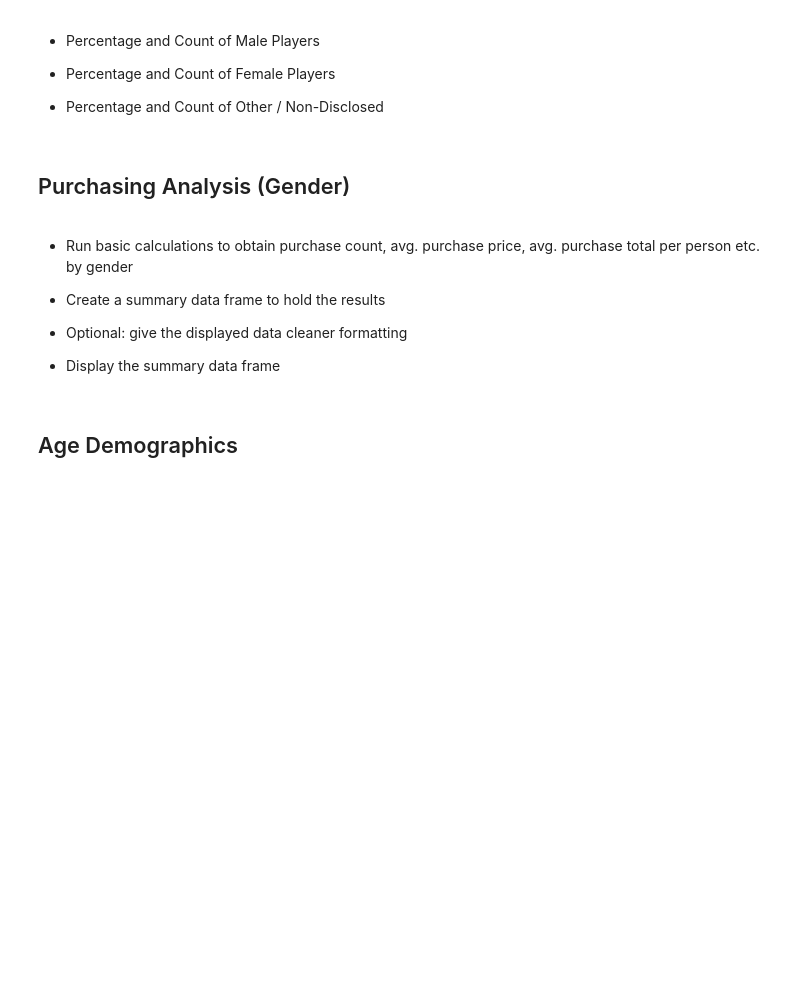
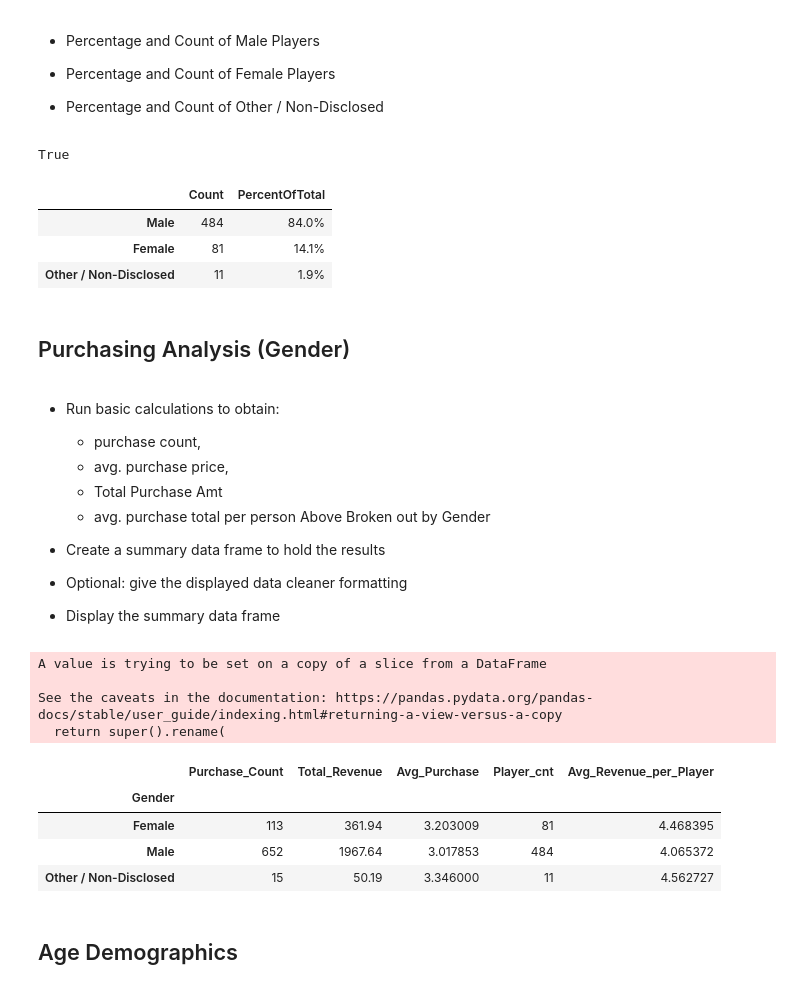
Before and after one commit to d4t4Guy/Pandas-Challenge, a Jupyter notebook: HeroesOfPymoli/Pymoli_APS.ipynb, the cells around one changed output. Saved outputs shown, nothing was run; the diff lists cells and outputs as text; code cells hidden in the pictures; blank space fills up the shorter version.

```diff
--- a/HeroesOfPymoli/Pymoli_APS.ipynb
+++ b/HeroesOfPymoli/Pymoli_APS.ipynb
@@ -83,11 +103,46 @@ ans
 
 
 * Percentage and Count of Other / Non-Disclosed
+# %%
+#purchase_data.csv is at the purchase level, and one player (Identified by SN column) may have multiple purchases.
+#strategy:
+#ASSUMPTION: each SN has exactly one distinct Gender value.
+    # 1. create new dataframe with only SN and Gender columns.
+    # 2. Group by SN and return min of Gender.
+
+
+dfSNGender = purchase_data[['SN','Gender']].copy()
+dfSNG2 = dfSNGender.groupby('SN').max()
+len(dfSNG2) == totalPlayer_cnt #if True then the above ASSUMPTION is valid.
+                                #Not sure how to implement flow control such that error is raised when this is False.
+# %% [output]
+True
+# %%
+#technique from: https://blog.softhints.com/pandas-count-percentage-value-column/
+#verified via: https://pandas.pydata.org/pandas-docs/stable/reference/api/pandas.Series.value_counts.html
+    #both pages retrieved 2021-01-16
+
+s = dfSNG2.Gender
+counts = s.value_counts()
+percentage = s.value_counts(normalize=True).mul(100).round(1).astype(str) + '%'
+
+dfGender = pd.DataFrame({'Count':counts, 'PercentOfTotal':percentage})
+dfGender
+# %% [output]
+|  | Count | PercentOfTotal |
+| Male | 484 | 84.0% |
+| Female | 81 | 14.1% |
+| Other / Non-Disclosed | 11 | 1.9% |
 # %% [markdown]
 
 ## Purchasing Analysis (Gender)
 # %% [markdown]
-* Run basic calculations to obtain purchase count, avg. purchase price, avg. purchase total per person etc. by gender
+* Run basic calculations to obtain:
+    * purchase count,
+    * avg. purchase price,
+    * Total Purchase Amt
+    * avg. purchase total per person
+           Above Broken out by Gender
 
 
 
@@ -99,6 +154,44 @@ ans
 
 
 * Display the summary data frame
+# %%
+#Will Need only Gender, Price columns
+dfPurchaseByGender = purchase_data[['Gender','SN','Price']].copy()
+#ex: df.groupby(['team', 'position']).agg({'assists': ['mean']}).reset_index()
+
+#Strategy:
+    #Get purchase count as count of SN; avg purchase as mean of price; total purchase amt as sum of price
+group = dfPurchaseByGender.groupby(['Gender'])
+dfByGender = group.agg({'SN':['count'],'Price':['sum','mean']})
+
+    #Append counts series from above step
+dfAppended = dfByGender.join(dfGender)
+dfAppended.columns
+
+#drop unneccesary pct of total column
+columns_to_keep = [('SN', 'count'), ('Price', 'sum'), ('Price', 'mean'), 'Count']
+
+dfDropped = dfAppended[columns_to_keep]
+
+    #rename columns to make them more meaningful
+dfDropped.rename(columns = {('SN', 'count'):"Purchase_Count",
+                            ('Price', 'sum'):'Total_Revenue',
+                            ('Price', 'mean'):'Avg_Purchase',
+                            'Count':'Player_cnt'
+                           }, inplace=True)
+    #Calculate Average Price per person
+dfDropped['Avg_Revenue_per_Player'] = dfDropped.Total_Revenue/dfDropped.Player_cnt
+dfDropped
+# %% [output]
+A value is trying to be set on a copy of a slice from a DataFrame
+
+See the caveats in the documentation: https://pandas.pydata.org/pandas-docs/stable/user_guide/indexing.html#returning-a-view-versus-a-copy
+  return super().rename(
+|  | Purchase_Count | Total_Revenue | Avg_Purchase | Player_cnt | Avg_Revenue_per_Player |
+| Gender |  |  |  |  |  |
+| Female | 113 | 361.94 | 3.203009 | 81 | 4.468395 |
+| Male | 652 | 1967.64 | 3.017853 | 484 | 4.065372 |
+| Other / Non-Disclosed | 15 | 50.19 | 3.346000 | 11 | 4.562727 |
 # %% [markdown]
 ## Age Demographics
 # %% [markdown]
```
Also changed, not shown: parts of 19 cells of this notebook.
